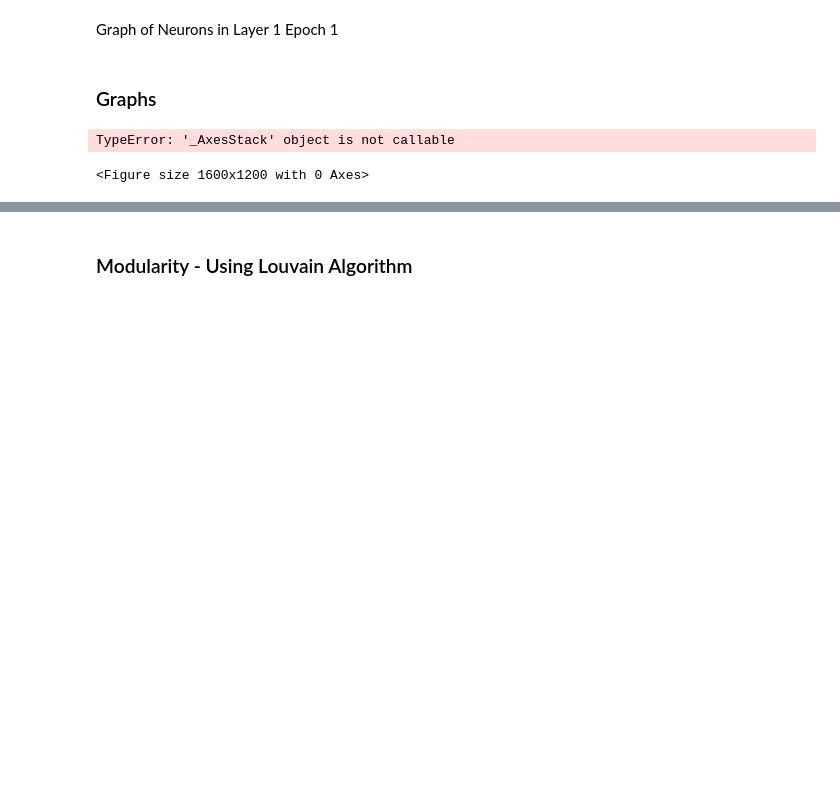
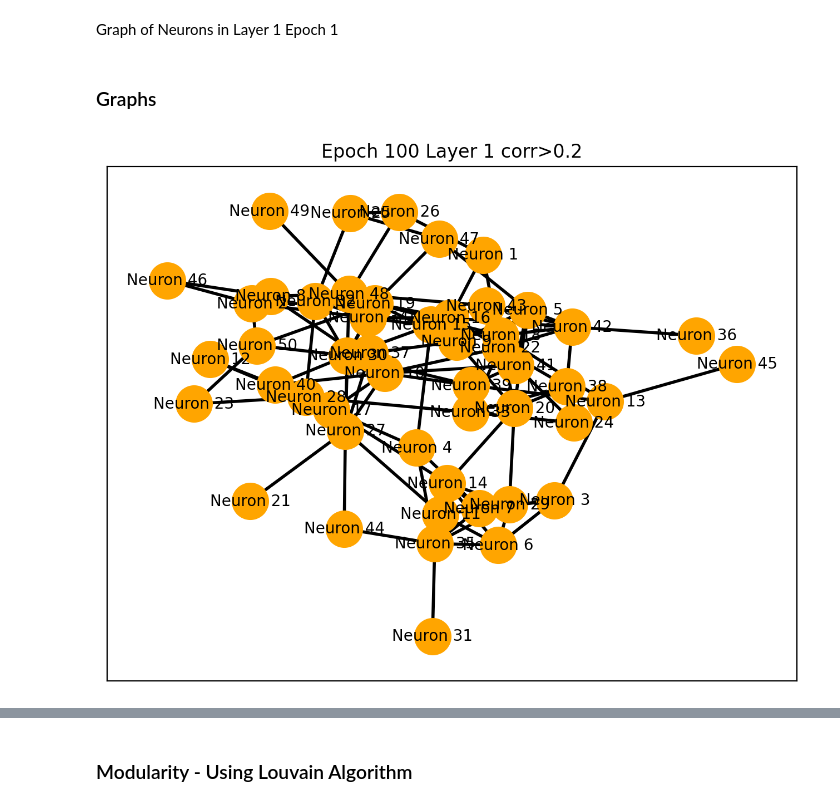
Before and after one commit to Snehbhandari/Thesis-Work, a Jupyter notebook: Code/weight_extraction_file1-Copy1-Graphs-Correcting Modularity Code - 3 layers - 50 neurons.ipynb, the cells around one changed output, grey strips where cells are left out. Drawn from its saved outputs; the diff is of its cells as text; code cells hidden in the pictures; blank space fills up the shorter version.

```diff
--- a/Code/weight_extraction_file1-Copy1-Graphs-Correcting Modularity Code - 3 layers - 50 neurons.ipynb
+++ b/Code/weight_extraction_file1-Copy1-Graphs-Correcting Modularity Code - 3 layers - 50 neurons.ipynb
@@ -250,33 +249,32 @@ Graph of Neurons in Layer 1 Epoch 1
 # %%
 # make an edge list
 
 # converts lower triangular matrix to 0
 cor_mat= cor_mat.mask(np.tril(np.ones(cor_mat.shape)).astype(np.bool_), 0)
 
 # creating edge list
 links = cor_mat.stack().reset_index()
 links.columns = ['Neuron A', 'Neuron B', 'Value']
 #drop the rows with 0 in Value
 rows_zero = links.loc[links['Value'] == 0.0]
 links = links.drop(rows_zero.index)
 
 # save values with correlation more than 0.2
 links_filtered=links.loc[ (links['Value'] > abs(0.2)) ]
 
 # make the graph
 G=nx.from_pandas_edgelist(links_filtered, 'Neuron A', 'Neuron B')
 pos = nx.spring_layout(G)
 #pos = nx.spectral_layout(G)
 # spectral layout helps us see how the community structure or other forms of structure in the graph.
 # It uses eigen vectors and eigen values to position the nodes.
 
 # plot the graph
 plt.figure(figsize=(8,6), dpi=200)
-nx.draw(G, pos, with_labels=True, node_color='orange', width = 2, edge_color='black', linewidths=10, font_size=10, node_size = 200)
+nx.draw_networkx(G, pos, with_labels=True, node_color='orange', width = 2, edge_color='black', linewidths=10, font_size=10, node_size = 200)
 plt.title('Epoch 100 Layer 1 corr>0.2')
 plt.show()
 # %% [output]
-TypeError: '_AxesStack' object is not callable
-<Figure size 1600x1200 with 0 Axes>
+[figure, added]
 # %%
 # make network grah
```
Also changed, not shown: parts of 20 cells of this notebook.
